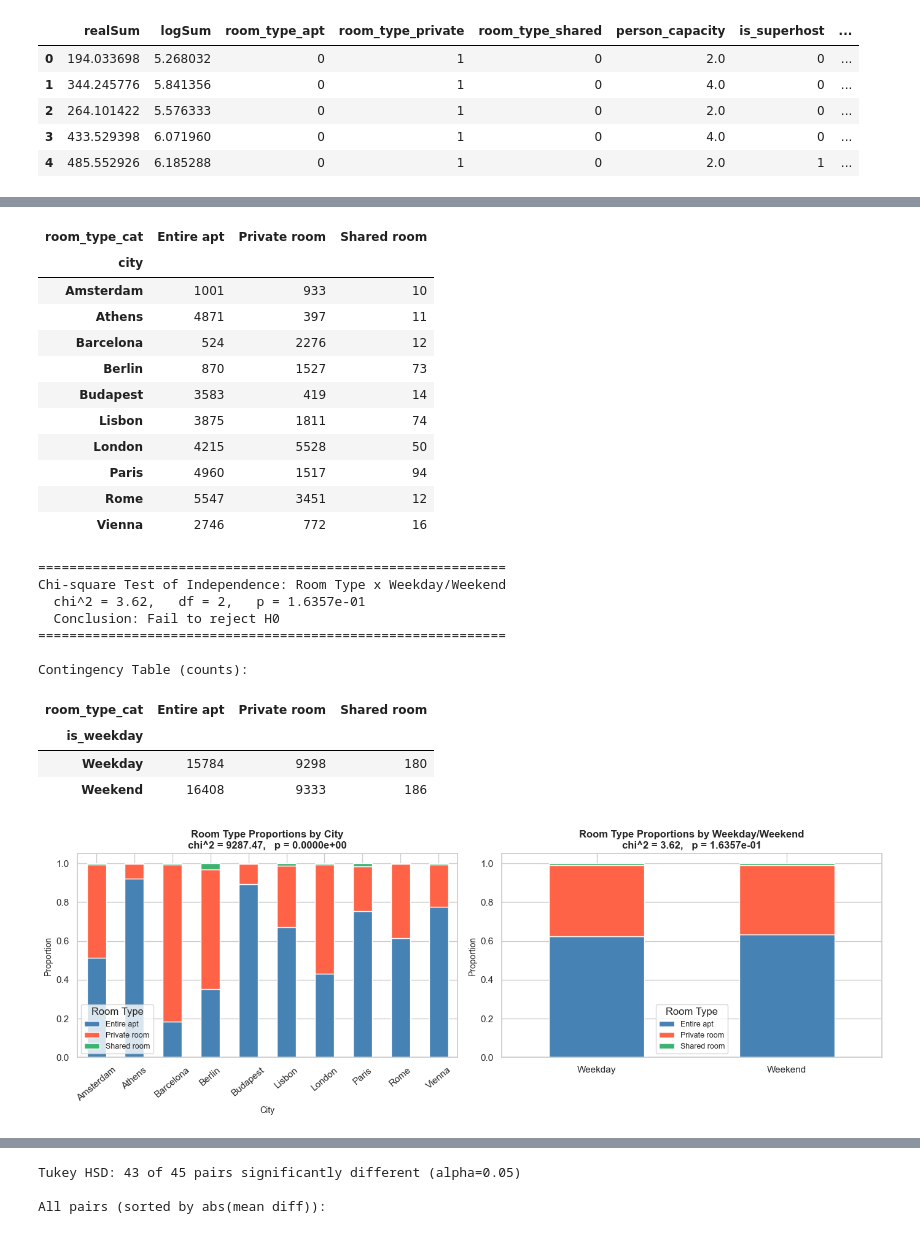
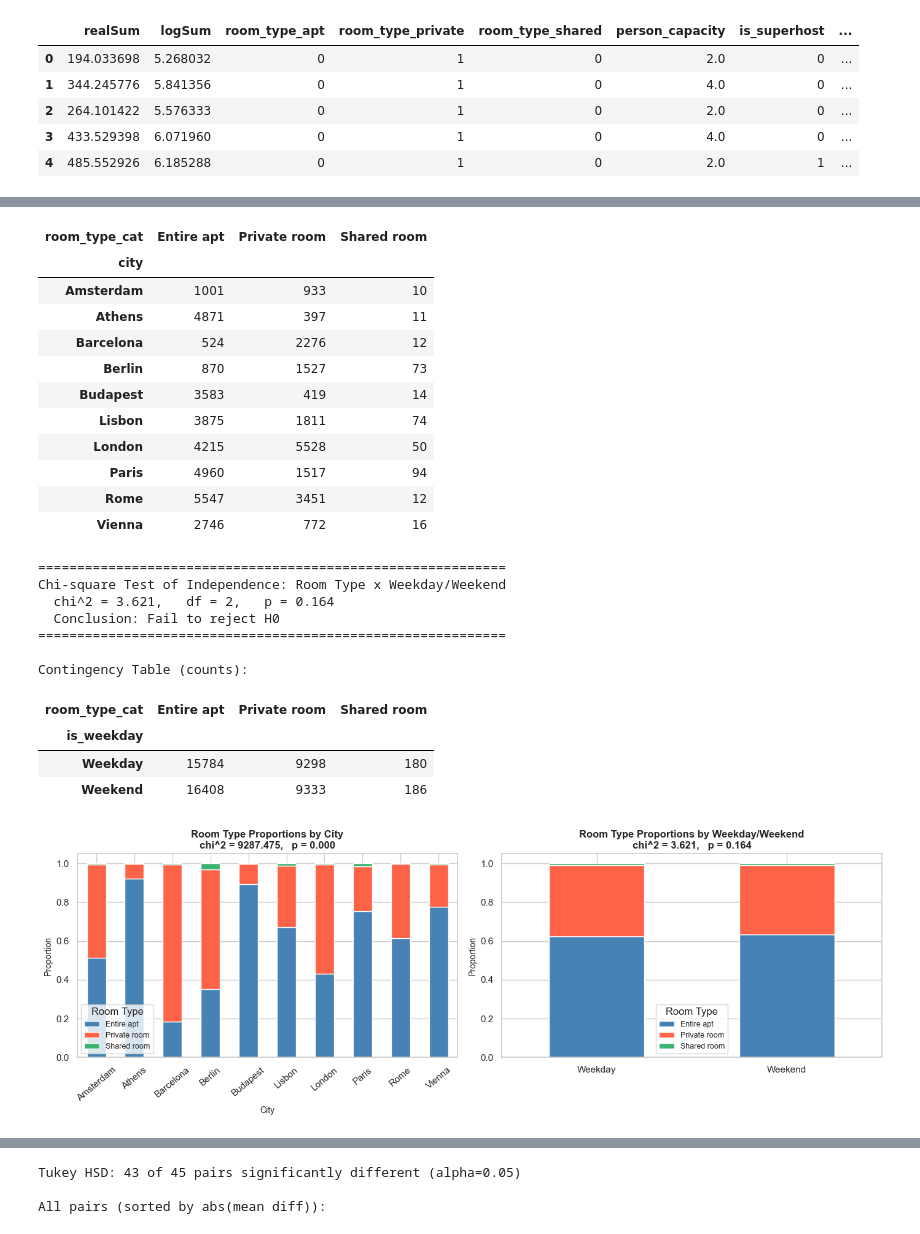
Before and after one commit to ShenghaoXue/MATH-189-Project-SP26, a Jupyter notebook: phase_2.ipynb, the cells around one changed output, grey strips where cells are left out. Drawn from its saved outputs; the diff is of its cells as text; code cells hidden in the pictures.

```diff
--- a/phase_2.ipynb
+++ b/phase_2.ipynb
@@ -143,7 +143,7 @@ chi2_city, p_city, dof_city, _ = stats.chi2_contingency(ct_city)
 
 print("=" * 60)
 print("Chi-square Test of Independence: Room Type x City")
-print(f"  chi^2 = {chi2_city:.2f},   df = {dof_city},   p = {p_city:.4e}")
+print(f"  chi^2 = {chi2_city:.3f},   df = {dof_city},   p = {p_city:.3f}")
 sig_city = "Reject H0: room type distribution differs by city" if p_city < 0.05 else "Fail to reject H0"
 print(f"  Conclusion: {sig_city}")
 print("=" * 60)
@@ -159,7 +159,7 @@ chi2_week, p_week, dof_week, _ = stats.chi2_contingency(ct_week)
 
 print("=" * 60)
 print("Chi-square Test of Independence: Room Type x Weekday/Weekend")
-print(f"  chi^2 = {chi2_week:.2f},   df = {dof_week},   p = {p_week:.4e}")
+print(f"  chi^2 = {chi2_week:.3f},   df = {dof_week},   p = {p_week:.3f}")
 sig_week = "Reject H0: room type distribution differs by period" if p_week < 0.05 else "Fail to reject H0"
 print(f"  Conclusion: {sig_week}")
 print("=" * 60)
@@ -175,7 +175,7 @@ ct_city.div(ct_city.sum(axis=1), axis=0).plot(
     color=room_colors, edgecolor='white'
 )
 axes[0].set_title(
-    f"Room Type Proportions by City\nchi^2 = {chi2_city:.2f},   p = {p_city:.4e}",
+    f"Room Type Proportions by City\nchi^2 = {chi2_city:.3f},   p = {p_city:.3f}",
     fontsize=12, fontweight='bold'
 )
 axes[0].set_xlabel("City", fontsize=10)
@@ -188,7 +188,7 @@ ct_week.div(ct_week.sum(axis=1), axis=0).plot(
     color=room_colors, edgecolor='white'
 )
 axes[1].set_title(
-    f"Room Type Proportions by Weekday/Weekend\nchi^2 = {chi2_week:.2f},   p = {p_week:.4e}",
+    f"Room Type Proportions by Weekday/Weekend\nchi^2 = {chi2_week:.3f},   p = {p_week:.3f}",
     fontsize=12, fontweight='bold'
 )
 axes[1].set_xlabel("", fontsize=10)
@@ -206,31 +206,31 @@ Chi-square Test of Independence: Room Type x City
   Conclusion: Reject H0: room type distribution differs by city
 ============================================================
 
 Contingency Table (counts):
 | room_type_cat | Entire apt | Private room | Shared room |
 | city |  |  |  |
 | Amsterdam | 1001 | 933 | 10 |
 | Athens | 4871 | 397 | 11 |
 | Barcelona | 524 | 2276 | 12 |
 | Berlin | 870 | 1527 | 73 |
 | Budapest | 3583 | 419 | 14 |
 | Lisbon | 3875 | 1811 | 74 |
 | London | 4215 | 5528 | 50 |
 | Paris | 4960 | 1517 | 94 |
 | Rome | 5547 | 3451 | 12 |
 | Vienna | 2746 | 772 | 16 |
 ============================================================
 Chi-square Test of Independence: Room Type x Weekday/Weekend
-  chi^2 = 3.62,   df = 2,   p = 1.6357e-01
+  chi^2 = 3.621,   df = 2,   p = 0.164
   Conclusion: Fail to reject H0
 ============================================================
 
 Contingency Table (counts):
 | room_type_cat | Entire apt | Private room | Shared room |
 | is_weekday |  |  |  |
 | Weekday | 15784 | 9298 | 180 |
 | Weekend | 16408 | 9333 | 186 |
-[figure, old version]
+[figure, new version]
 # %%
 # --- Two-sample t-test: Superhost Premium on log(Price) ---
 superhost     = df[df['is_superhost'] == 1]['logSum'].values
```
Also changed, not shown: parts of 5 cells of this notebook.
